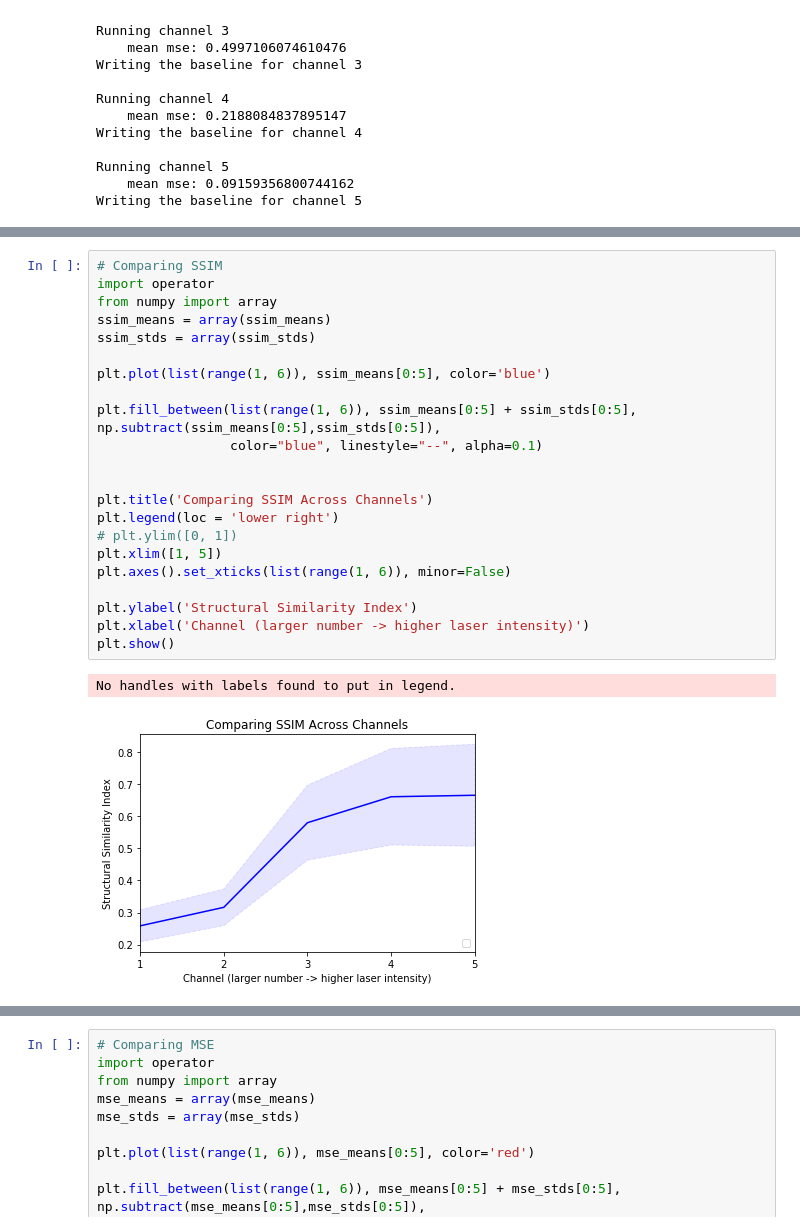
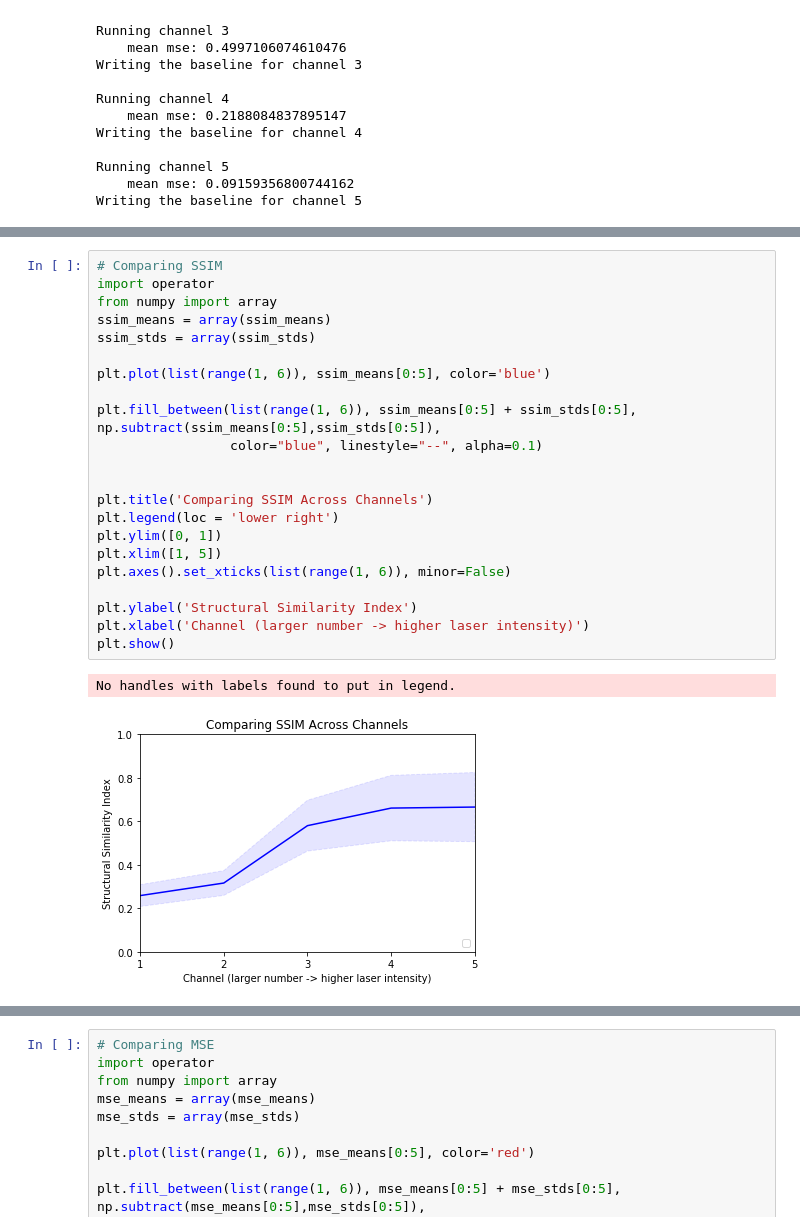
Before and after one commit to NYU-CDS-Capstone-Project/CellVision, a Jupyter notebook: notebooks/non_local_means_comparison.ipynb, the cells around one changed output, grey strips where cells are left out. Saved outputs shown, nothing was run; the diff lists cells and outputs as text.

Commit message:
Getting image for paper

```diff
--- a/notebooks/non_local_means_comparison.ipynb
+++ b/notebooks/non_local_means_comparison.ipynb
@@ -147,25 +164,25 @@ ssim_means
 # %%
 # Comparing SSIM
 import operator
 from numpy import array
 ssim_means = array(ssim_means)
 ssim_stds = array(ssim_stds)
 
 plt.plot(list(range(1, 6)), ssim_means[0:5], color='blue')
 
 plt.fill_between(list(range(1, 6)), ssim_means[0:5] + ssim_stds[0:5], np.subtract(ssim_means[0:5],ssim_stds[0:5]),
                  color="blue", linestyle="--", alpha=0.1)
 
 
 plt.title('Comparing SSIM Across Channels')
 plt.legend(loc = 'lower right')
-# plt.ylim([0, 1])
+plt.ylim([0, 1])
 plt.xlim([1, 5])
 plt.axes().set_xticks(list(range(1, 6)), minor=False)
 
 plt.ylabel('Structural Similarity Index')
 plt.xlabel('Channel (larger number -> higher laser intensity)')
 plt.show()
 # %% [output]
 No handles with labels found to put in legend.
-[figure, old version]
+[figure, new version]
```
Also changed, not shown: parts of 5 cells of this notebook, 1 other file.
